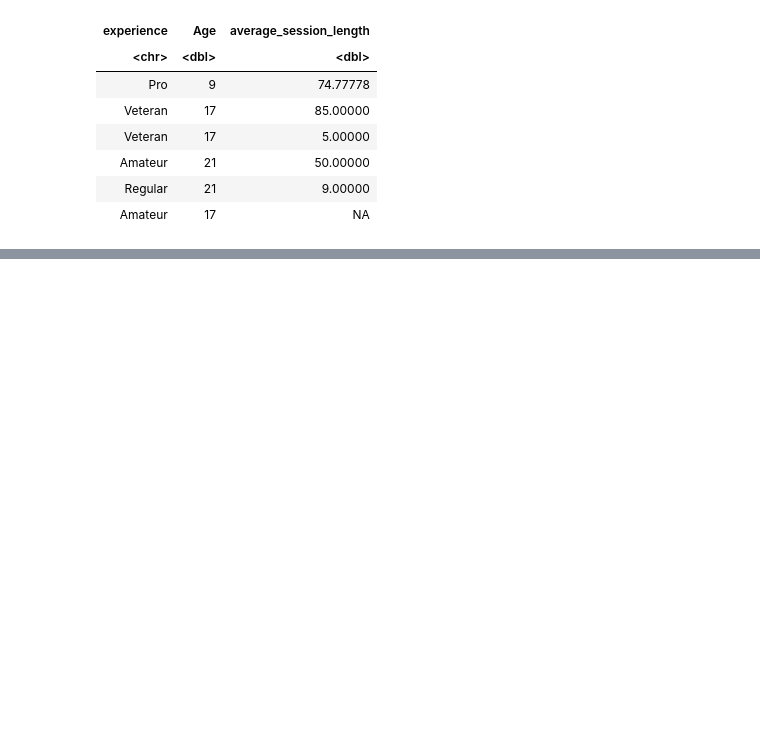
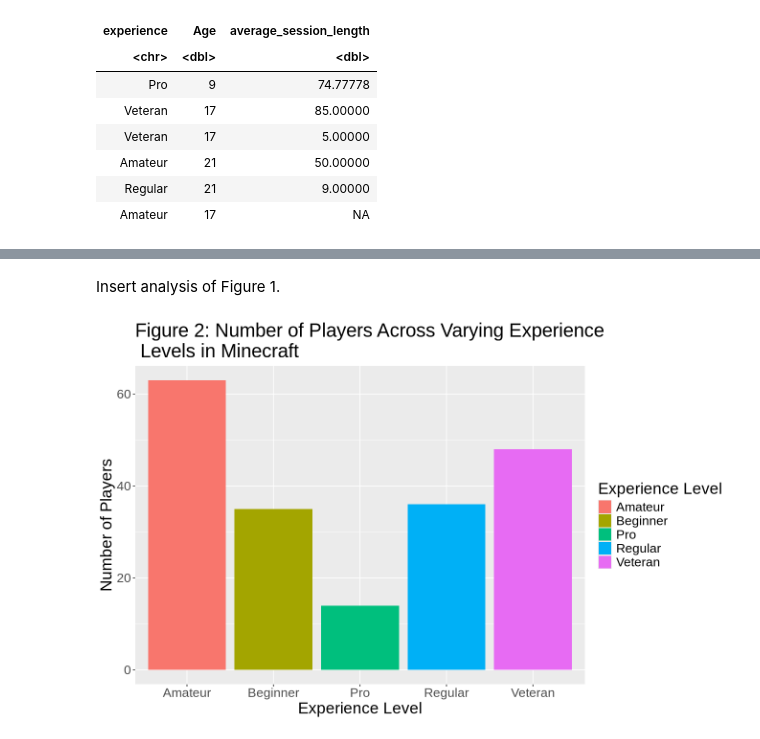
Before and after one commit to vckytn22/DSCI-100-Final-Report-Group-Project-004-27-, a Jupyter notebook: final_report_004_27.ipynb, the cells around one changed output, grey strips where cells are left out. Drawn from its saved outputs; the diff is of its cells as text; code cells hidden in the pictures; blank space fills up the shorter version.

```diff
--- a/final_report_004_27.ipynb
+++ b/final_report_004_27.ipynb
@@ -193,0 +202,12 @@ A tibble: 6 × 3
+# %% [markdown]
+Insert analysis of Figure 1.
+# %%
+experience_bar_plot <- experience_report_data |>
+    ggplot(aes(x = experience, fill = experience)) +
+    geom_bar() +
+    labs(x = "Experience Level", y = "Number of Players", fill = "Experience Level") +
+    ggtitle("Figure 2: Number of Players Across Varying Experience \n Levels in Minecraft") +
+    theme(text = element_text(size = 20))
+experience_bar_plot
+# %% [output]
+[figure, added]
```
Also changed, not shown: parts of 11 cells of this notebook.
